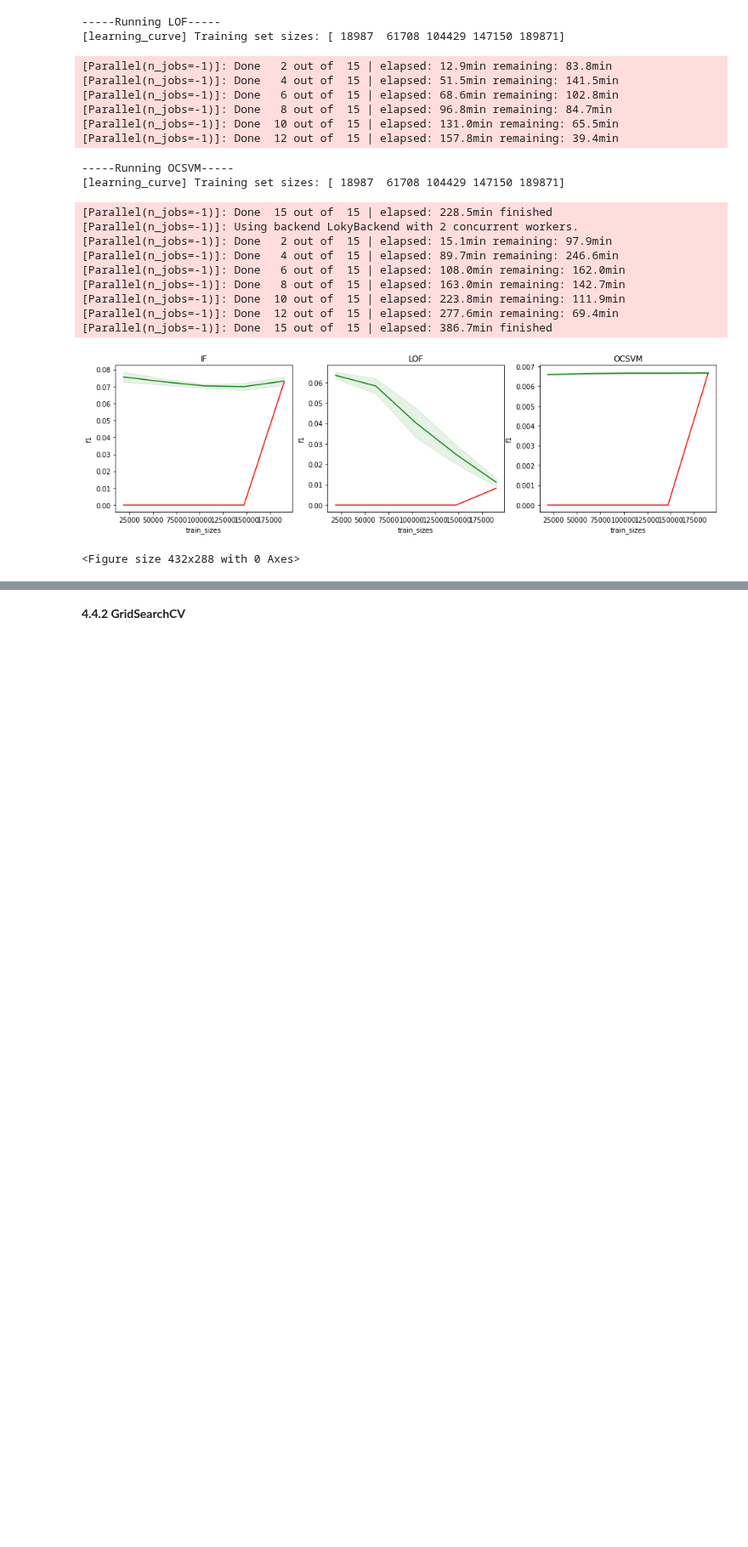
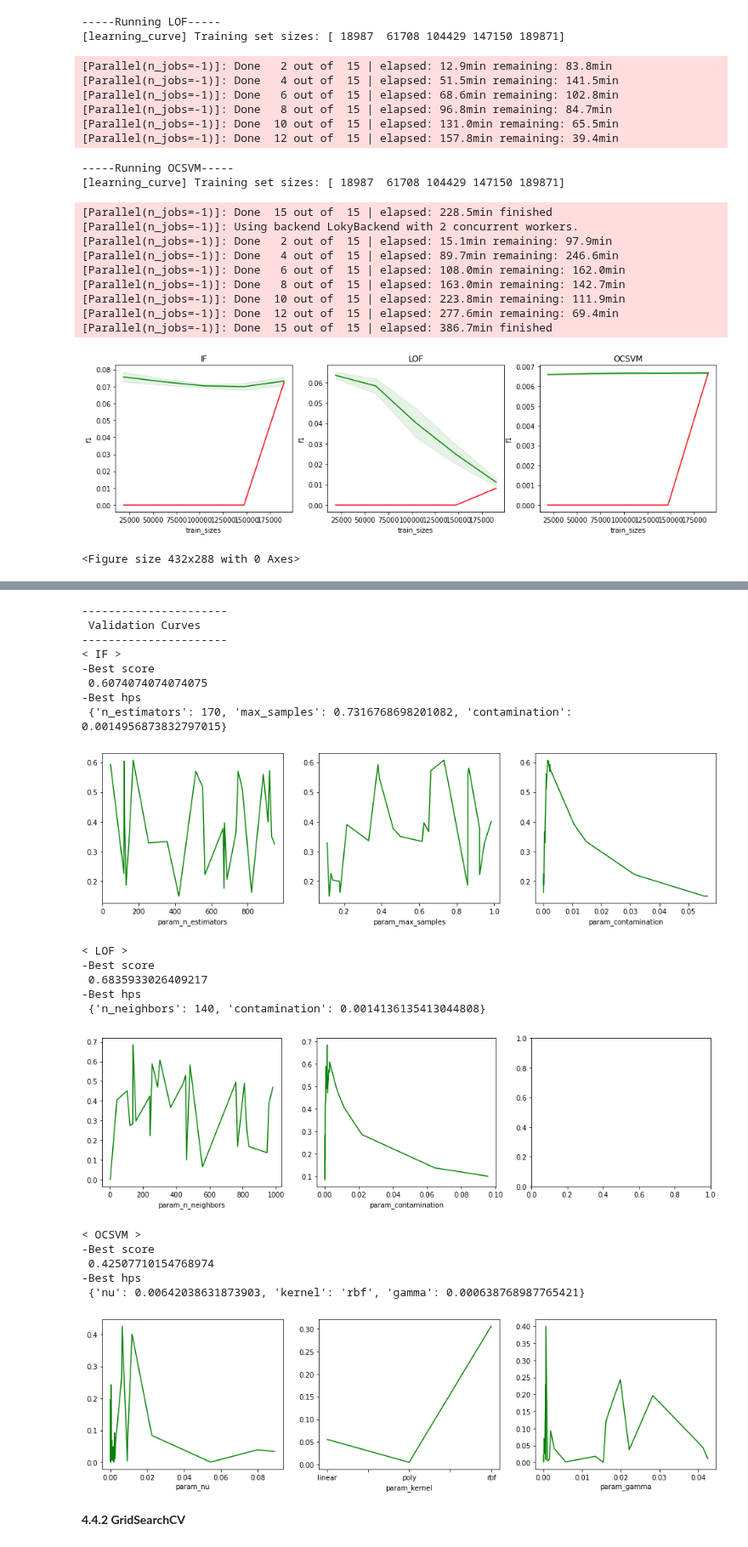
Before and after one commit to SwapnilSParkhe/Machine-Learning, a Jupyter notebook: Projects/Credit Card Fraud Detection/2c. Hyper-parameter Tuning and Model Selection.ipynb, the cells around one changed output, grey strips where cells are left out. Shown at 85% size. Drawn from its saved outputs; the diff is of its cells as text; code cells hidden in the pictures; blank space fills up the shorter version.

```diff
--- a/Projects/Credit Card Fraud Detection/2c. Hyper-parameter Tuning and Model Selection.ipynb
+++ b/Projects/Credit Card Fraud Detection/2c. Hyper-parameter Tuning and Model Selection.ipynb
@@ -505,7 +501,7 @@ class InlierOutlier_CustomCVFolds:
             y_df = pd.DataFrame(y, columns=[y_cols])
 
             #Segregating training_ids into inlier_training_ids and outlier_training_ids
-            temp=pd.DataFrame(y_comb_small_df.ix[io_t_id,"Class"]==1)
+            temp=pd.DataFrame(y_df.iloc[io_t_id,0]==1)
             i_t_id = np.array(temp.index[temp["Class"]==False])
             o_t_id = np.array(temp.index[temp["Class"]==True])
 
@@ -525,10 +521,11 @@ class InlierOutlier_CustomCVFolds:
 models={
     "IF": IsolationForest(random_state=seed),
     "LOF": LocalOutlierFactor(novelty=True),
-    "OCSVM": OneClassSVM(random_state=seed)}
+    "OCSVM": OneClassSVM()}
 
 #Creating a custom scoring function (which takes in 3 arguments - model, X, y under RSCV & GSCV)
-def my_f1_score(model, X, y):
-    y_pred=model.predict(X)
-    return f1_score(y, np.where(y_pred==1,0,1))
+def custom_f1_score_func(y_true, y_pred):
+    f1=f1_score(y_true, np.where(y_pred==1,0,1))
+    return f1
+custom_f1_score = make_scorer(custom_f1_score_func, greater_is_better=True)
 # %% [markdown]
@@ -550,8 +547,10 @@ for model_name in models.keys():
     model=models[model_name]
     hp=model_hp_dist_rscv[model_name]
     cv = InlierOutlier_CustomCVFolds(3, random_state=seed).custom_split(X_comb_small, y_comb_small)
-    RSCV=RandomizedSearchCV(model, hp, cv=cv, n_iter=30, random_state=seed, scoring=my_f1_score, n_jobs=-1, verbose=10)
+    RSCV=RandomizedSearchCV(model, hp, cv=cv, n_iter=30, random_state=seed, scoring=custom_f1_score, n_jobs=-1, verbose=10)
     %time RSCV.fit(X_comb_small, y_comb_small)
     results_rscv.append([model_name, RSCV.best_params_, RSCV.best_score_, RSCV.cv_results_])
+    print("Best score: {} \n".format(RSCV.best_score_))
+    print("Best hyperparams: {} \n".format(RSCV.best_params_))
 
 results_rscv_df=pd.DataFrame(results_rscv, columns=["model_name", "best_hp", "best_score", "CV_results"])
@@ -558,20 +620,42 @@ results_rscv_df=pd.DataFrame(results_rscv, columns=["model_name", "best_hp", "be
 # %%
 #Plotting validation curves:
 results_model_df_dict={}
 print("----------------------\n Validation Curves \n----------------------", )
 for i, model_name in enumerate(models):
     print("<", model_name, ">")
     print("-Best score", "\n",results_rscv_df[results_rscv_df["model_name"]==model_name]["best_score"][i])
     print("-Best hps", "\n",results_rscv_df[results_rscv_df["model_name"]==model_name]["best_hp"][i])
     results_model_df = pd.DataFrame(results_rscv_df[results_rscv_df["model_name"]==model_name]['CV_results'].values[0])
     hp_cols_model = [col for col in results_model_df.columns if ("param_" in col)]
 
     fig, axs = plt.subplots(1,3, figsize=(16,4))
     axs=axs.flatten()
     for i, hp_col in enumerate(hp_cols_model):
-        results_model_df.sort_values(hp_col).groupby(hp_col)["mean_train_score"].mean().plot(ax=axs[i], color='red')
+        #results_model_df.sort_values(hp_col).groupby(hp_col)["mean_train_score"].mean().plot(ax=axs[i], color='red')
         results_model_df.sort_values(hp_col).groupby(hp_col)["mean_test_score"].mean().plot(ax=axs[i], color='green')
 
     plt.show()
+# %% [output]
+----------------------
+ Validation Curves
+----------------------
+< IF >
+-Best score
+ 0.6074074074074075
+-Best hps
+ {'n_estimators': 170, 'max_samples': 0.7316768698201082, 'contamination': 0.0014956873832797015}
+[figure, added]
+< LOF >
+-Best score
+ 0.6835933026409217
+-Best hps
+ {'n_neighbors': 140, 'contamination': 0.0014136135413044808}
+[figure, added]
+< OCSVM >
+-Best score
+ 0.42507710154768974
+-Best hps
+ {'nu': 0.00642038631873903, 'kernel': 'rbf', 'gamma': 0.000638768987765421}
+[figure, added]
 # %% [markdown]
 **4.4.2 GridSearchCV**
```
Also changed, not shown: parts of 22 cells of this notebook.
